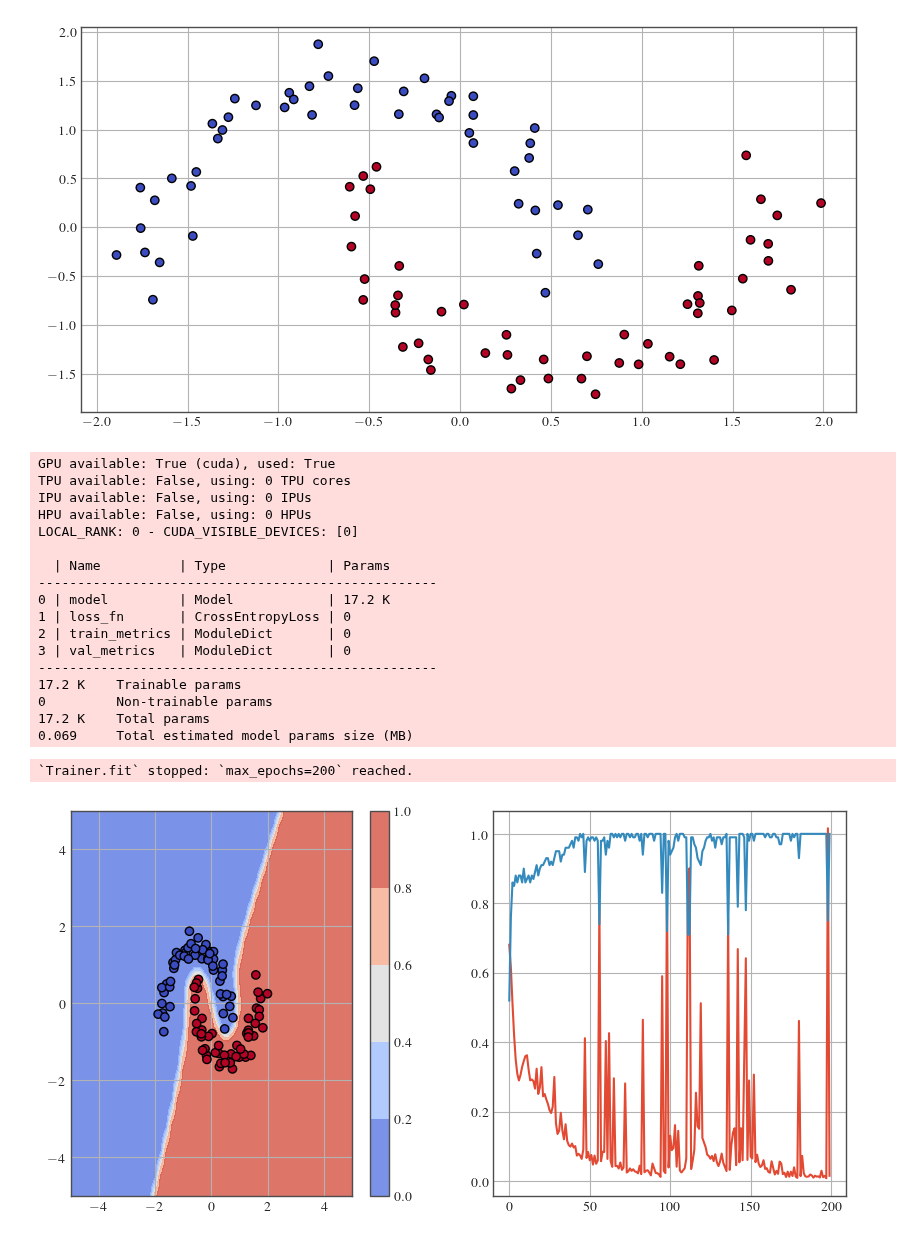
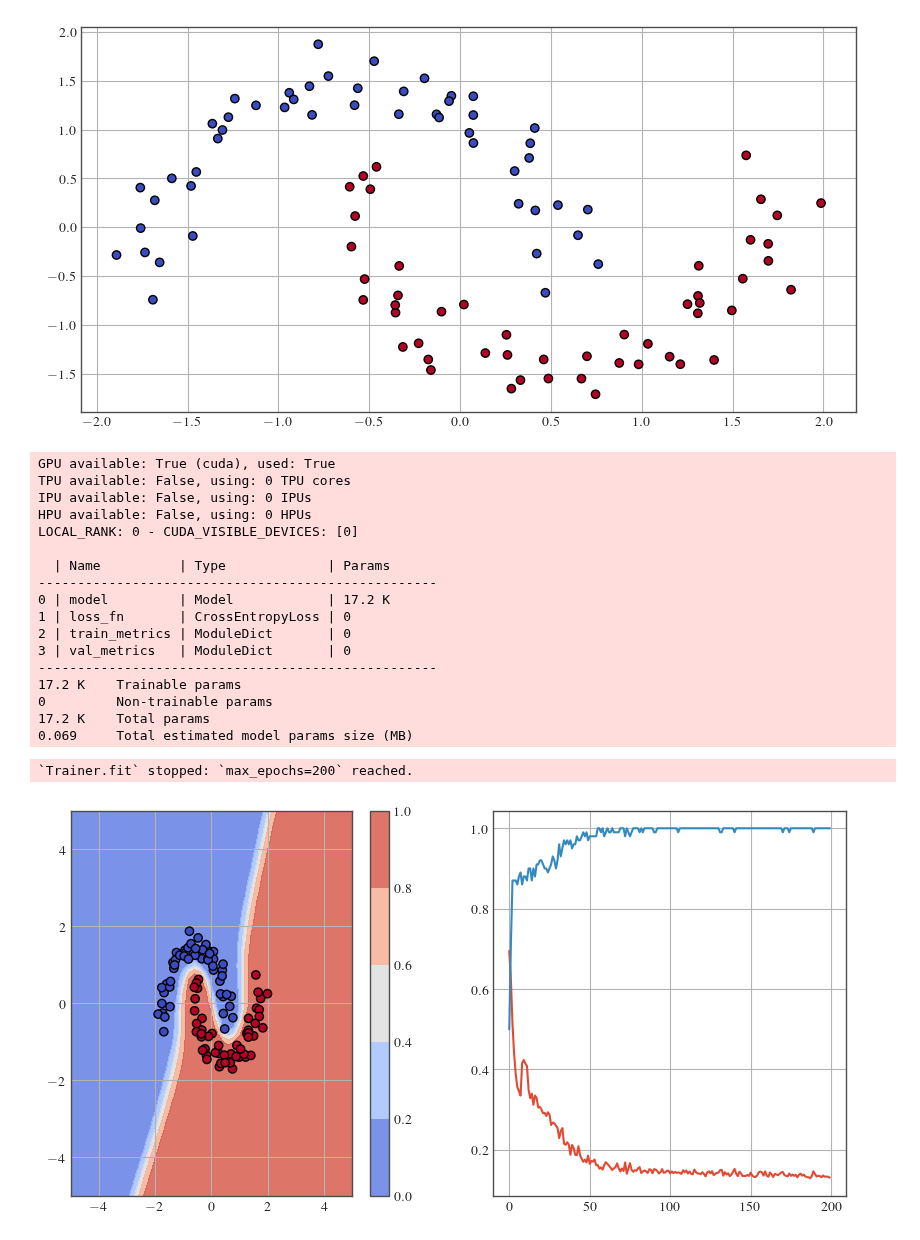
Before and after one commit to dhuseljic/dal-toolbox, a Jupyter notebook: notebooks/uncertainty/deterministic.ipynb, the cells around one changed output. Drawn from its saved outputs; the diff is of its cells as text; code cells hidden in the pictures.

```diff
--- a/notebooks/uncertainty/deterministic.ipynb
+++ b/notebooks/uncertainty/deterministic.ipynb
@@ -80,8 +80,8 @@ train_loader = torch.utils.data.DataLoader(train_ds, batch_size=128, shuffle=Tru
 model = Model()
 optimizer = torch.optim.SGD(model.parameters(), lr=1e-1, momentum=0.9)
 # model = DeterministicModel(model, optimizer=optimizer, train_metrics={'accuracy': Accuracy()})
-# model = DeterministicModel(model, loss_fn=nn.CrossEntropyLoss(label_smoothing=0.05), optimizer=optimizer, train_metrics={'accuracy': Accuracy()} )
-model = DeterministicMixupModel(model, optimizer=optimizer, num_classes=2, mixup_alpha=0.05, train_metrics={'accuracy': Accuracy()} )
+model = DeterministicModel(model, loss_fn=nn.CrossEntropyLoss(label_smoothing=0.05), optimizer=optimizer, train_metrics={'accuracy': Accuracy()} )
+# model = DeterministicMixupModel(model, optimizer=optimizer, num_classes=2, mixup_alpha=0.05, train_metrics={'accuracy': Accuracy()} )
 
 history = MetricHistory()
 trainer = L.Trainer(max_epochs=num_epochs, callbacks=[history])
@@ -89,31 +89,31 @@ trainer.fit(model, train_loader)
 
 model.eval()
 plt.figure(figsize=(10, 5))
 plt.subplot(121)
 plt.scatter(X[:, 0], X[:, 1], c=y)
 plot_contour(model)
 plt.subplot(122)
 # plt.plot([h['train_loss'] for h in history['train_history']])
 plt.plot([h['train_loss'] for h in history])
 plt.plot([h['accuracy'] for h in history])
 plt.show()
 # %% [output]
 GPU available: True (cuda), used: True
 TPU available: False, using: 0 TPU cores
 IPU available: False, using: 0 IPUs
 HPU available: False, using: 0 HPUs
 LOCAL_RANK: 0 - CUDA_VISIBLE_DEVICES: [0]
 
   | Name          | Type             | Params
 ---------------------------------------------------
 0 | model         | Model            | 17.2 K
 1 | loss_fn       | CrossEntropyLoss | 0
 2 | train_metrics | ModuleDict       | 0
 3 | val_metrics   | ModuleDict       | 0
 ---------------------------------------------------
 17.2 K    Trainable params
 0         Non-trainable params
 17.2 K    Total params
 0.069     Total estimated model params size (MB)
 `Trainer.fit` stopped: `max_epochs=200` reached.
-[figure, old version]
+[figure, new version]
```
Also changed, not shown: 2 other files.
